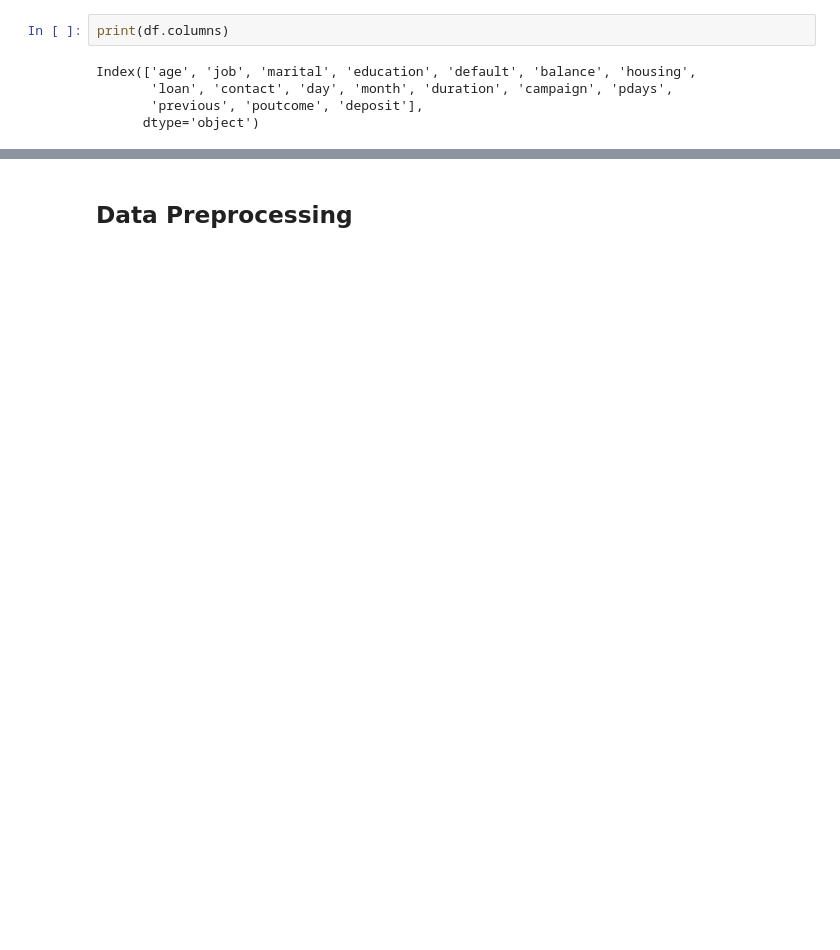
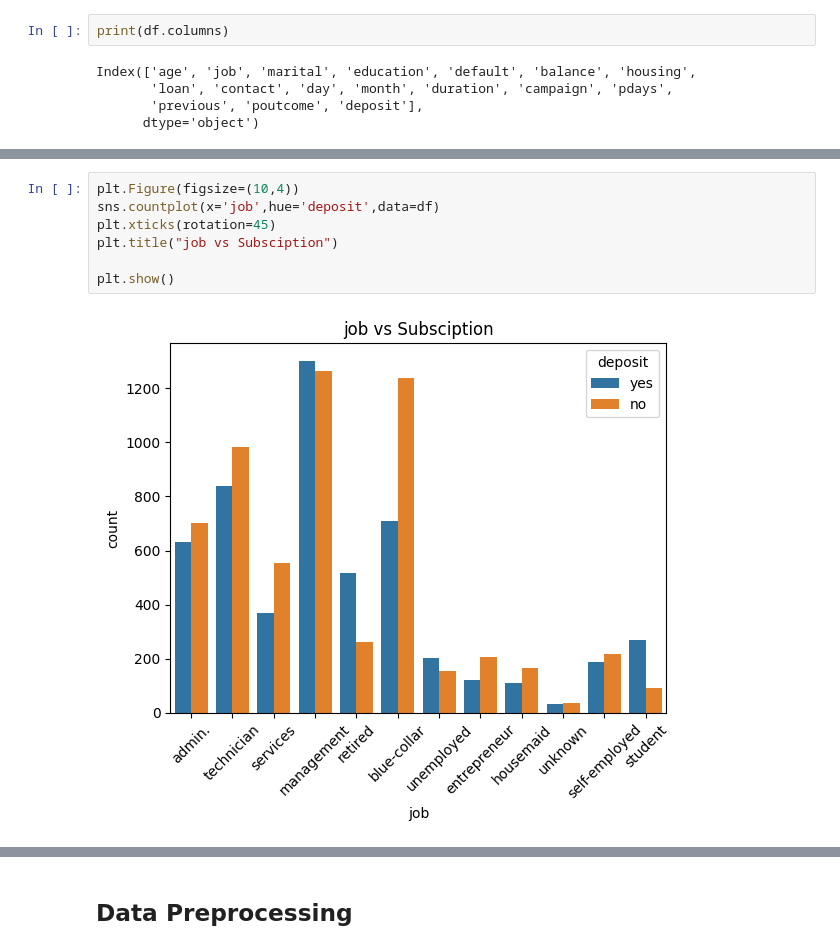
Before and after one commit to BuddhiDihansa/DS201.3-Data-Science-Coursework, a Jupyter notebook: classification.ipynb, the cells around one changed output, grey strips where cells are left out. Cells and saved outputs as stored; diff of their text form; blank space fills up the shorter version.

```diff
--- a/classification.ipynb
+++ b/classification.ipynb
@@ -88,0 +118,9 @@ plt.show()
+# %%
+plt.Figure(figsize=(10,4))
+sns.countplot(x='job',hue='deposit',data=df)
+plt.xticks(rotation=45)
+plt.title("job vs Subsciption")
+
+plt.show()
+# %% [output]
+[figure, added]
```
Also changed, not shown: parts of 16 cells of this notebook, 2 other files.
